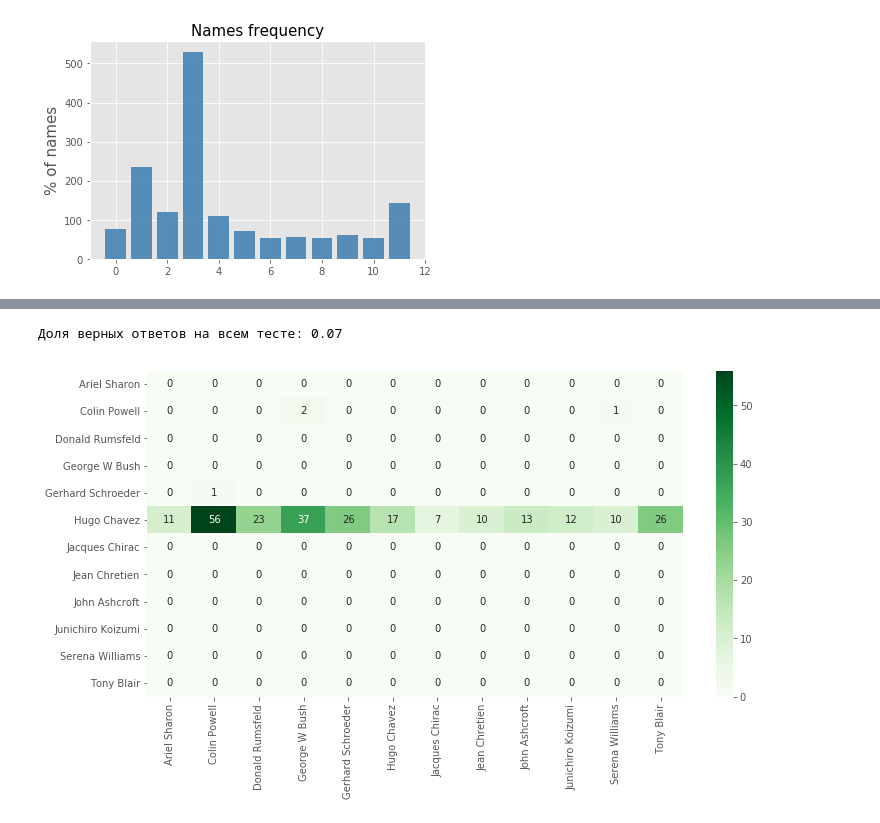
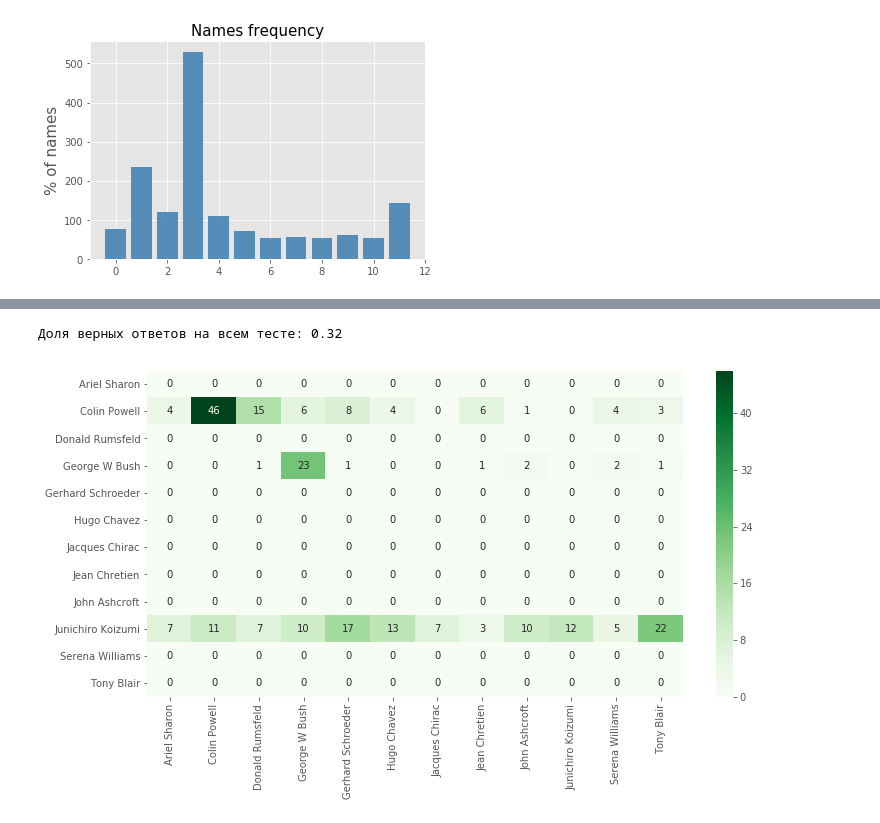
Before and after one commit to Keleas/ml_mipt_dafe_major, a Jupyter notebook: homeworks/hw3/hw3.ipynb, the cells around one changed output, grey strips where cells are left out. Drawn from its saved outputs; the diff is of its cells as text; code cells hidden in the pictures.

```diff
--- a/homeworks/hw3/hw3.ipynb
+++ b/homeworks/hw3/hw3.ipynb
@@ -865,0 +868,12 @@ plt.legend(loc="upper left");
+# %%
+fine_tune_model = small_vgg.build(classes=num_classes, finalAct="softmax")
+fine_tune_model.load_weights(weight_path)
+# Freeze the layers except the last 4 layers
+for layer in model_conv.layers[:-8]:
+    layer.trainable = False
+
+# Check the trainable status of the individual layers
+for layer in model_conv.layers:
+    print(layer, layer.trainable)
+
+fine_tune_model.compile(optimizer=opt, loss='categorical_crossentropy', metrics=['accuracy'])
@@ -865,0 +898,14 @@ plt.legend(loc="upper left");
+# %%
+aug_gen_cat = create_aug_gen(make_image_gen_cat_conv((x_train, y_train_cat), batch_size=30))
+valid_cat = make_image_gen_cat_conv((x_val, y_val_cat), batch_size=30)
+
+gen_cat = make_image_gen_cat_conv((x_val, y_val_cat), batch_size=30)
+
+history = fine_tune_model.fit_generator(aug_gen_cat,
+                                   steps_per_epoch=steps,
+                                   validation_data=valid_cat,
+                                   validation_steps=50,
+                                   epochs=epochs,
+                                   callbacks=callbacks_list,
+                                   workers=16,
+                                   verbose=1)
@@ -866,18 +931,18 @@ plt.legend(loc="upper left");
 # %%
-y_pred = model_conv.predict(np.array([ex for ex in x_test]).reshape(x_test.shape[0],
+y_pred = fine_tune_model.predict(np.array([ex for ex in x_test]).reshape(x_test.shape[0],
                                                                     input_shape[0],
                                                                     input_shape[1], 1)).argmax(axis=1)
 y_true = y_test_cat
 confusionmatrix = confusion_matrix(y_pred, y_true)
 
 accuracy = accuracy_score(y_pred, y_true)
 print('Доля верных ответов на всем тесте: %.2f' % accuracy)
 
 plt.figure(figsize=(12, 6))
 sns.heatmap(confusionmatrix, cmap='Greens', annot=True,
             xticklabels=lfw_people.target_names,
             yticklabels=lfw_people.target_names)
 plt.show()
 # %% [output]
-Доля верных ответов на всем тесте: 0.07
+Доля верных ответов на всем тесте: 0.32
-[figure, old version]
+[figure, new version]
```
Also changed, not shown: parts of 8 cells of this notebook, 1 other file.
